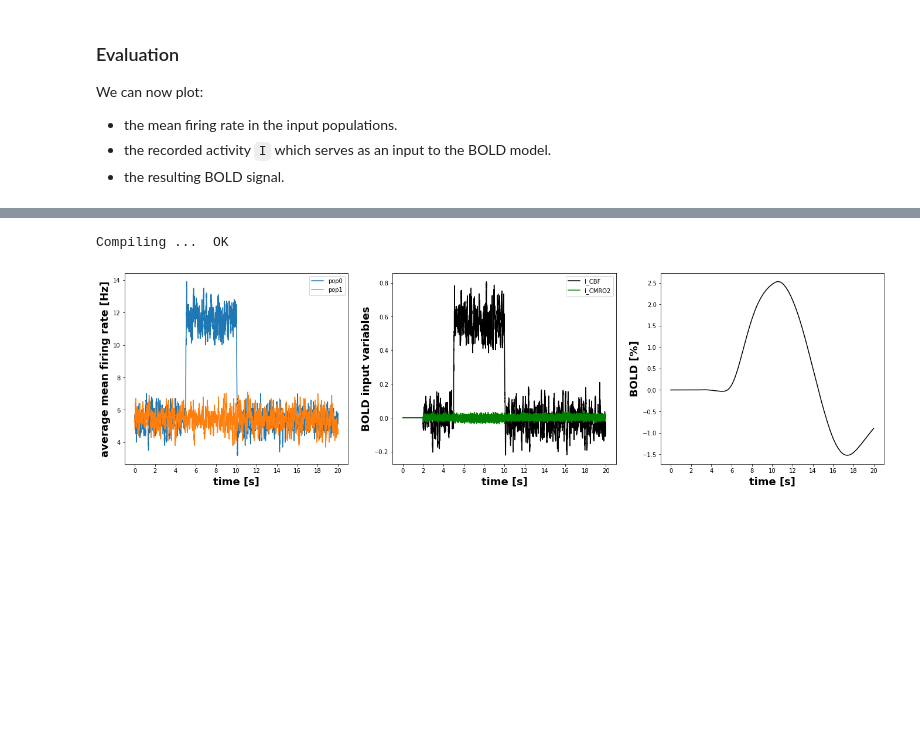
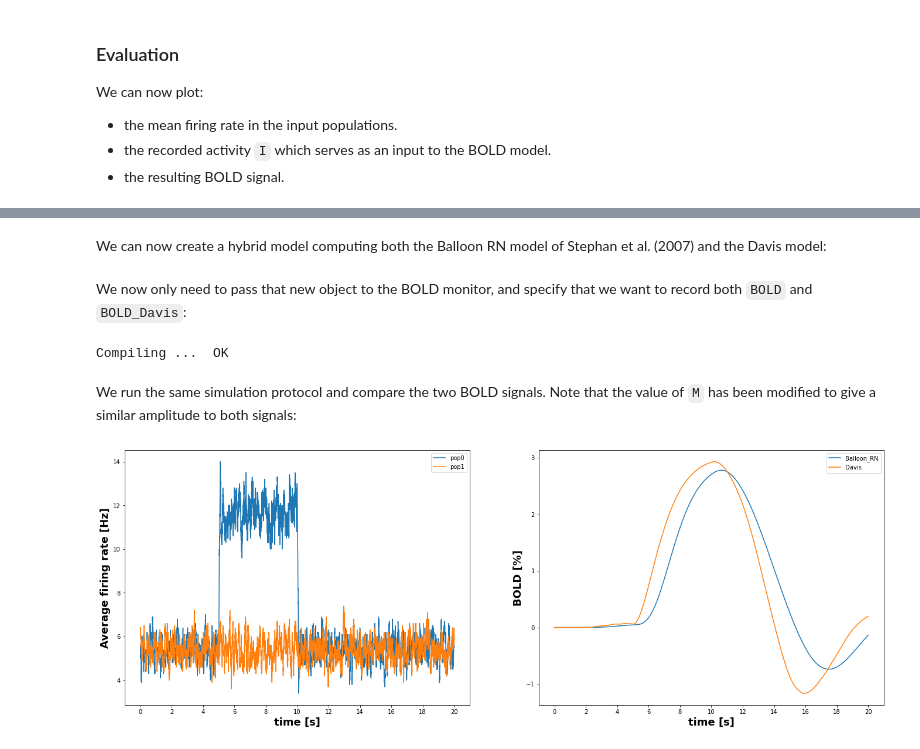
Before and after one commit to ANNarchy/ANNarchy.github.io, a Jupyter notebook: docs/example/BoldMonitoring.ipynb, the cells around one changed output, grey strips where cells are left out. Drawn from its saved outputs; the diff is of its cells as text; code cells hidden in the pictures; blank space fills up the shorter version.

```diff
--- a/docs/example/BoldMonitoring.ipynb
+++ b/docs/example/BoldMonitoring.ipynb
@@ -211,22 +288,5 @@ pop1.compute_firing_rate(window=100.0)
 # Create required monitors
 mon_pop0 = Monitor(pop0, ["r"], start=False)
 mon_pop1 = Monitor(pop1, ["r"], start=False)
-
-m_bold = BoldMonitor(
-
-    populations = [pop0, pop1],               # recorded populations
-
-    bold_model = balloon_two_inputs(),        # BOLD model to use
-
-    # mean firing rate as source variable coupled to the input variable I_CBF
-    # membrane potential as source variable coupled to the input variable I_CMRO2
-    mapping={'I_CBF': 'r','I_CMRO2': 'v'},
-
-    normalize_input=2000,                   # time window to compute the baseline
-
-    recorded_variables=["I_CBF", "I_CMRO2", "BOLD"] # we want to analyze the BOLD model input
-)
-
-compile()
-# %% [output]
-Compiling ...  OK
+# %% [markdown]
+We can now create a hybrid model computing both the Balloon RN model of Stephan et al. (2007) and the Davis model:
@@ -233,3 +331,24 @@ Compiling ...  OK
+# %% [markdown]
+We now only need to pass that new object to the BOLD monitor, and specify that we want to record both `BOLD` and `BOLD_Davis`:
+# %%
+m_bold = BoldMonitor(
+
+    populations = [pop0, pop1],
+
+    bold_model = balloon_Davis,
+
+    mapping={'I_CBF': 'r'},
+
+    normalize_input=2000,
+
+    recorded_variables=["I_CBF", "BOLD", "BOLD_Davis"]
+)
+
+compile()
+# %% [output]
+Compiling ...  OK
+# %% [markdown]
+We run the same simulation protocol and compare the two BOLD signals. Note that the value of `M` has been modified to give a similar amplitude to both signals:
 # %%
 # Ramp up time
 simulate(1000)
@@ -251,38 +370,32 @@ mean_fr1 = np.mean(mon_pop0.get("r"), axis=1)
 mean_fr2 = np.mean(mon_pop1.get("r"), axis=1)
 
 If_data = m_bold.get("I_CBF")
-Ir_data = m_bold.get("I_CMRO2")
 bold_data = m_bold.get("BOLD")
+davis_data = m_bold.get("BOLD_Davis")
 # %%
-plt.figure(figsize=(20,6))
-grid = plt.GridSpec(1, 3, left=0.05, right=0.95)
+plt.figure(figsize=(20,8))
+grid = plt.GridSpec(1, 2, left=0.05, right=0.95)
 
 # mean firing rate
 ax1 = plt.subplot(grid[0, 0])
 ax1.plot(mean_fr1, label="pop0")
 ax1.plot(mean_fr2, label="pop1")
 plt.legend()
-ax1.set_ylabel("average mean firing rate [Hz]", fontweight="bold", fontsize=18)
-
-# BOLD input signal
-ax2 = plt.subplot(grid[0, 1])
-
-ax2.plot(If_data, color="k", label='I_CBF')
-ax2.plot(Ir_data, color="g", label='I_CMRO2')
-ax2.set_ylabel("BOLD input variables", fontweight="bold", fontsize=18)
-ax2.legend()
+ax1.set_ylabel("Average firing rate [Hz]", fontweight="bold", fontsize=18)
 
 # BOLD input signal as percent
-ax3 = plt.subplot(grid[0, 2])
-ax3.plot(bold_data*100.0, color="k")
-ax3.set_ylabel("BOLD [%]", fontweight="bold", fontsize=18)
+ax2 = plt.subplot(grid[0, 1])
+ax2.plot(bold_data*100.0, label="Balloon_RN")
+ax2.plot(davis_data*100.0, label="Davis")
+plt.legend()
+ax2.set_ylabel("BOLD [%]", fontweight="bold", fontsize=18)
 
 # x-axis labels as seconds
-for ax in [ax1, ax2, ax3]:
+for ax in [ax1, ax2]:
     ax.set_xticks(np.arange(0,21,2)*1000)
     ax.set_xticklabels(np.arange(0,21,2))
     ax.set_xlabel("time [s]", fontweight="bold", fontsize=18)
 
 plt.show()
 # %% [output]
-[figure, old version]
+[figure, new version]
```
Also changed, not shown: parts of 14 cells of this notebook, 19 other files.
